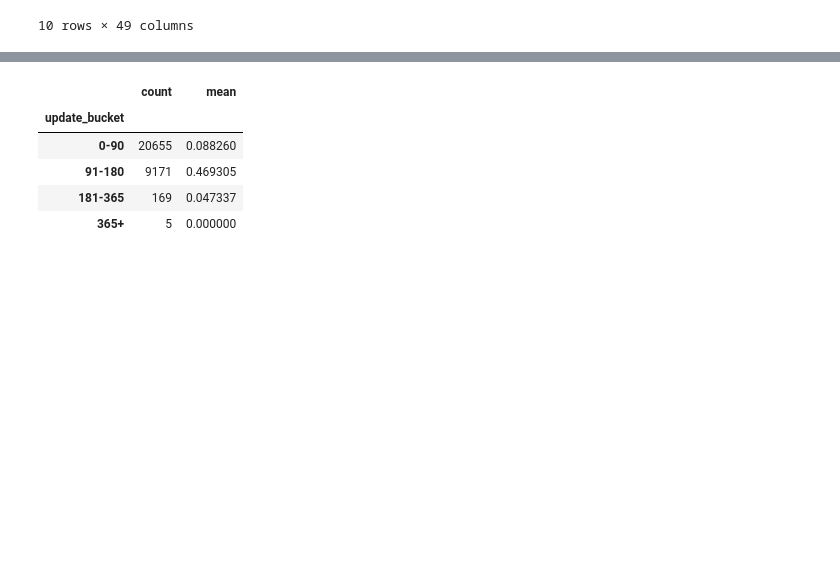
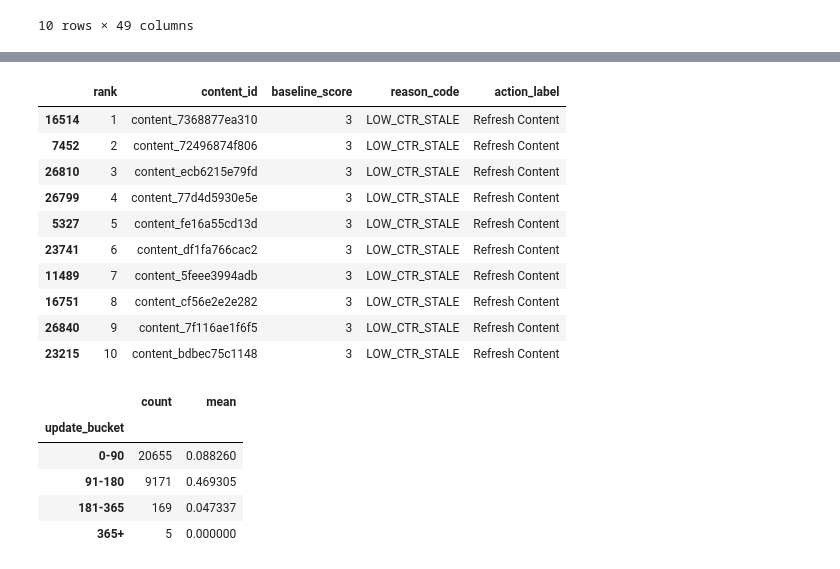
Before and after one commit to aqsaafzal483-cyber/flyrank-ml-internship2, a Jupyter notebook: work/notebooks/w04_signal_audit.ipynb, the cells around one changed output, grey strips where cells are left out. Saved outputs shown, nothing was run; the diff lists cells and outputs as text; code cells hidden in the pictures; blank space fills up the shorter version.

```diff
--- a/work/notebooks/w04_signal_audit.ipynb
+++ b/work/notebooks/w04_signal_audit.ipynb
@@ -289,3 +342,34 @@ The page may already satisfy user intent, and low CTR may be caused by low searc
+# %%
+queue = df.sort_values(
+    "baseline_score",
+    ascending=False
+)
+# %%
+top10 = queue.head(10).copy()
+# %%
+top10.insert(0, "rank", range(1, 11))
+# %%
+top10[
+    [
+        "rank",
+        "content_id",
+        "baseline_score",
+        "reason_code",
+        "action_label"
+    ]
+]
+# %% [output]
+|  | rank | content_id | baseline_score | reason_code | action_label |
+| 16514 | 1 | content_7368877ea310 | 3 | LOW_CTR_STALE | Refresh Content |
+| 7452 | 2 | content_72496874f806 | 3 | LOW_CTR_STALE | Refresh Content |
+| 26810 | 3 | content_ecb6215e79fd | 3 | LOW_CTR_STALE | Refresh Content |
+| 26799 | 4 | content_77d4d5930e5e | 3 | LOW_CTR_STALE | Refresh Content |
+| 5327 | 5 | content_fe16a55cd13d | 3 | LOW_CTR_STALE | Refresh Content |
+| 23741 | 6 | content_df1fa766cac2 | 3 | LOW_CTR_STALE | Refresh Content |
+| 11489 | 7 | content_5feee3994adb | 3 | LOW_CTR_STALE | Refresh Content |
+| 16751 | 8 | content_cf56e2e2e282 | 3 | LOW_CTR_STALE | Refresh Content |
+| 26840 | 9 | content_7f116ae1f6f5 | 3 | LOW_CTR_STALE | Refresh Content |
+| 23215 | 10 | content_bdbec75c1148 | 3 | LOW_CTR_STALE | Refresh Content |
 # %%
 df.groupby("update_bucket")["ai_sessions_90d"].agg(["count","mean"])
 # %% [output]
```
Also changed, not shown: parts of 2 cells of this notebook.
